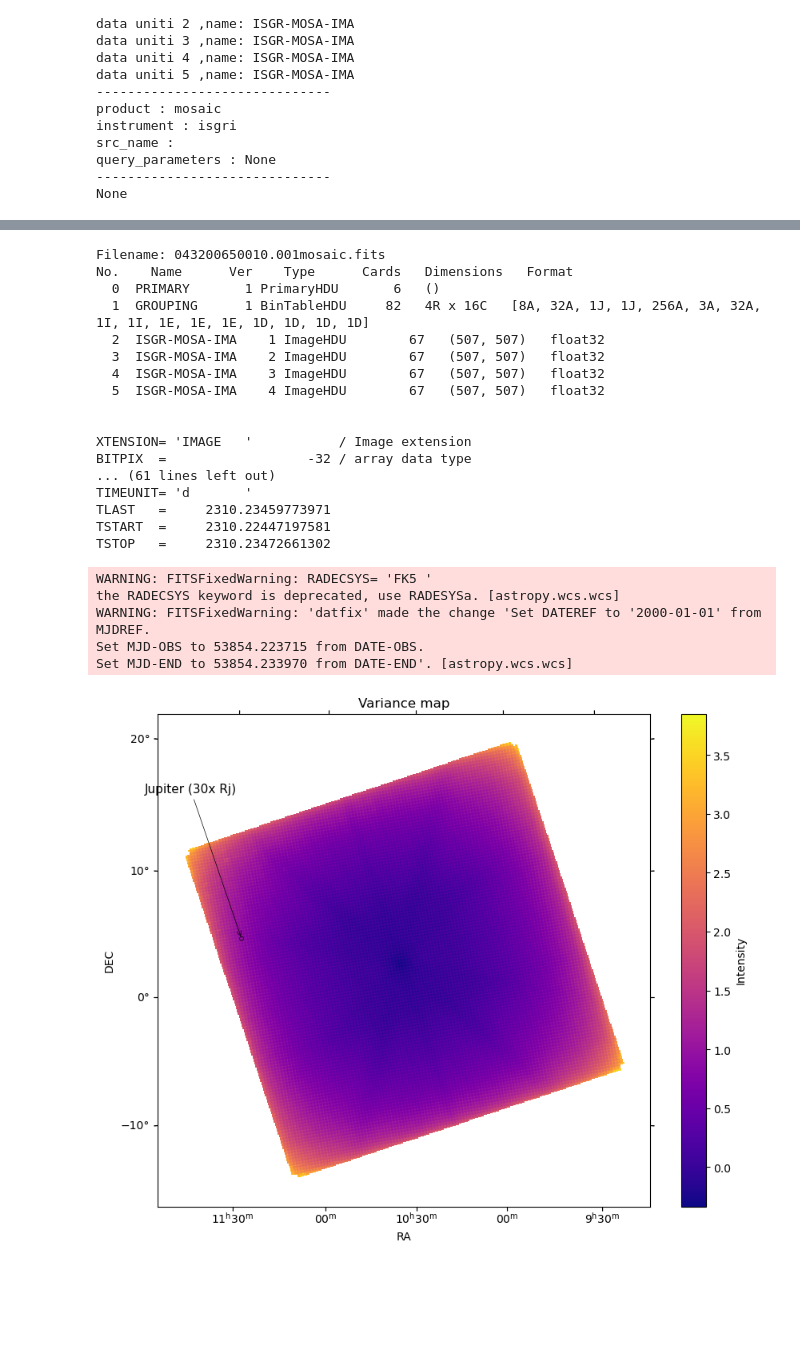
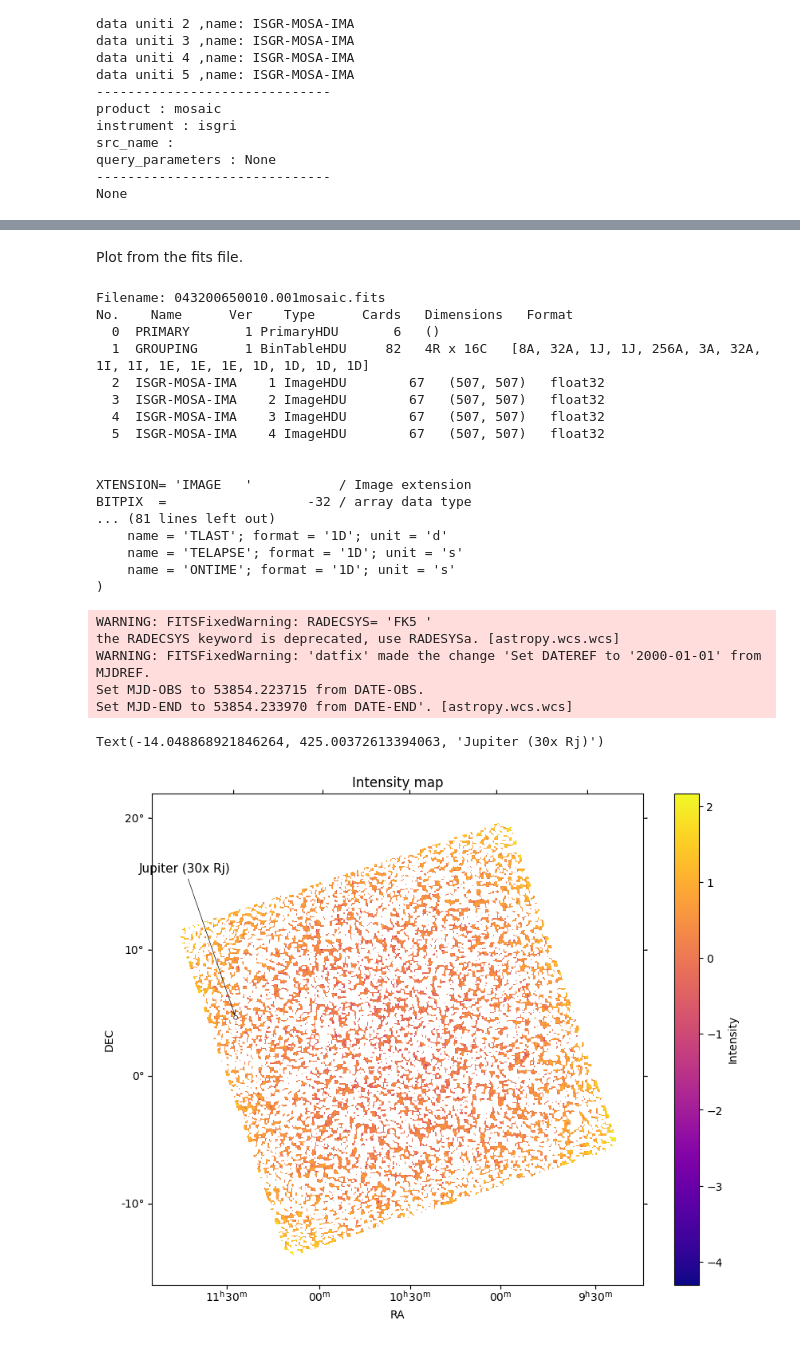
Before and after one commit to interstellxr/jupiter-xray-analysis, a Jupyter notebook: ScWanalysis.ipynb, the cells around one changed output, grey strips where cells are left out. Cells and saved outputs as stored; diff of their text form; code cells hidden in the pictures; blank space fills up the shorter version.

```diff
--- a/ScWanalysis.ipynb
+++ b/ScWanalysis.ipynb
@@ -55,17 +55,23 @@ Query the ODA API.
 # %%
 disp = DispatcherAPI(url="https://www.astro.unige.ch/mmoda/dispatch-data", instrument="mock")
 
-list_position = 5 # 3 works, 198 and 17 give no results
+list_position = 3 # 3 works, 198 and 17 give no results, 5 works
+
+# Jupiter
+ra_deg = jupiter_ra[list_position]
+dec_deg = jupiter_dec[list_position]
 
 par_dict = {
+"RA": ra_deg,
+"DEC": dec_deg,
 "E1_keV": "15", # 15
 "E2_keV": "30", # 30
 "T_format": "isot",
-"detection_threshold": "5", # for images
+# "detection_threshold": "5", # for images
 # "time_bin": "70", # for light curves
 "instrument": "isgri",
 # "osa_version": "OSA11.2",
-"product": "isgri_image", # isgri_image or isgri_lc or isgri_spectrum
+"product": "isgri_lc", # isgri_image or isgri_lc or isgri_spectrum
 "product_type": "Real",
 "scw_list": [scw_list[list_position]],
 'token': token
@@ -133,10 +136,9 @@ Set MJD-END to 53854.233970 from DATE-END'. [astropy.wcs.wcs]
+# %% [markdown]
+Plot from the fits file.
 # %%
-from astropy.wcs import WCS
-from matplotlib.patches import Circle
-
 fits_file = f"{scw_list[list_position]}"+"mosaic.fits"
 
-pick = 3  # 2 for image, 3 for variance, 4 for significance and 5 for exposure map
+pick = 2  # 2 for image, 3 for variance, 4 for significance and 5 for exposure map
 
 # Jupiter
 ra_deg = jupiter_ra[list_position]
@@ -144,12 +146,19 @@ dec_deg = jupiter_dec[list_position]
 
 with fits.open(fits_file) as hdul:
     hdul.info()
-    image_data = hdul[pick].data
+    intensity_data = hdul[2].data
+    variance_data = hdul[3].data
+    significance_data = hdul[4].data
+    exposure_data = hdul[5].data
     print("\n")
     print(repr(hdul[pick].header))
     print("\n")
+    print(hdul[1].data.columns)
     wcs = WCS(hdul[pick].header)
     CD1 = np.abs(hdul[pick].header["CD1_1"])
+
+data = [intensity_data, variance_data, significance_data, exposure_data]
+image_data = data[pick-2]
 
 x, y = wcs.all_world2pix(ra_deg, dec_deg, 1)
 
@@ -179,37 +188,38 @@ elif pick == 5:
 plt.title(title+" map")
 plt.colorbar(im, label="Intensity")
 
 ax.annotate(
     text="Jupiter (30x Rj)",
     xy=(x, y),
     xytext=(x - 100, y + 150),
     arrowprops=dict(arrowstyle="->", color="black", lw=0.5),
     fontsize=11,
     color="black"
 )
 
-plt.savefig(f"{scw_list[list_position]}"+"_"+f"{title}.pdf", format='pdf', bbox_inches='tight')
+#plt.savefig(f"{scw_list[list_position]}"+"_"+f"{title}.pdf", format='pdf', bbox_inches='tight')
 # %% [output]
 Filename: 043200650010.001mosaic.fits
 No.    Name      Ver    Type      Cards   Dimensions   Format
   0  PRIMARY       1 PrimaryHDU       6   ()
   1  GROUPING      1 BinTableHDU     82   4R x 16C   [8A, 32A, 1J, 1J, 256A, 3A, 32A, 1I, 1I, 1E, 1E, 1E, 1D, 1D, 1D, 1D]
   2  ISGR-MOSA-IMA    1 ImageHDU        67   (507, 507)   float32
   3  ISGR-MOSA-IMA    2 ImageHDU        67   (507, 507)   float32
   4  ISGR-MOSA-IMA    3 ImageHDU        67   (507, 507)   float32
   5  ISGR-MOSA-IMA    4 ImageHDU        67   (507, 507)   float32
 
 
 XTENSION= 'IMAGE   '           / Image extension
 BITPIX  =                  -32 / array data type
-... (61 lines left out)
-TIMEUNIT= 'd       '
-TLAST   =     2310.23459773971
-TSTART  =     2310.22447197581
-TSTOP   =     2310.23472661302
+... (81 lines left out)
+    name = 'TLAST'; format = '1D'; unit = 'd'
+    name = 'TELAPSE'; format = '1D'; unit = 's'
+    name = 'ONTIME'; format = '1D'; unit = 's'
+)
 WARNING: FITSFixedWarning: RADECSYS= 'FK5 '
 the RADECSYS keyword is deprecated, use RADESYSa. [astropy.wcs.wcs]
 WARNING: FITSFixedWarning: 'datfix' made the change 'Set DATEREF to '2000-01-01' from MJDREF.
 Set MJD-OBS to 53854.223715 from DATE-OBS.
 Set MJD-END to 53854.233970 from DATE-END'. [astropy.wcs.wcs]
+Text(-14.048868921846264, 425.00372613394063, 'Jupiter (30x Rj)')
-[figure, old version]
+[figure, new version]
```
Also changed, not shown: parts of 4 cells of this notebook.
